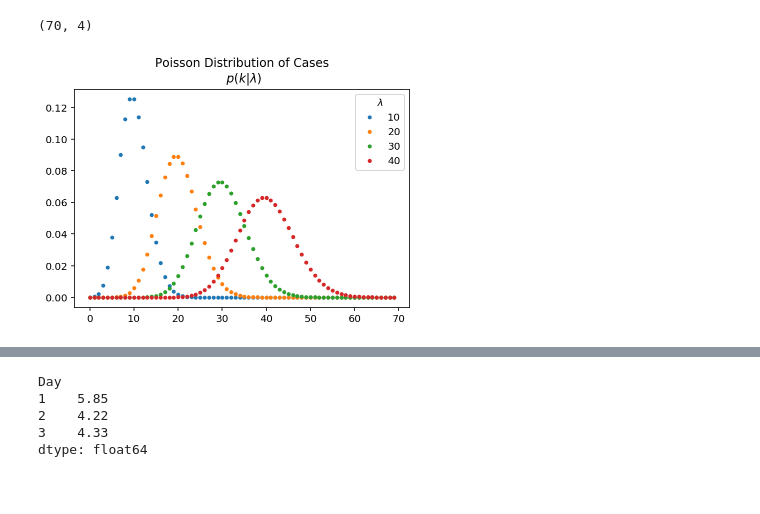
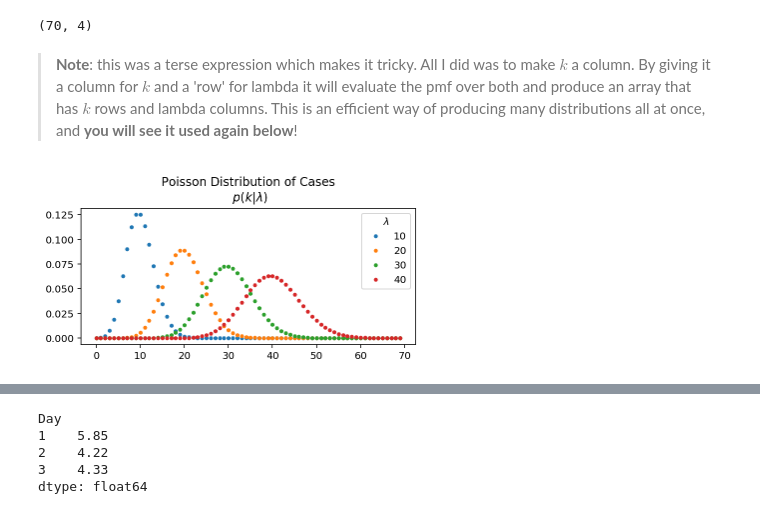
Before and after one commit to mariorz/rtlivemx, a Jupyter notebook: rtlive.ipynb, the cells around one changed output, grey strips where cells are left out. Saved outputs shown, nothing was run; the diff lists cells and outputs as text; code cells hidden in the pictures; blank space fills up the shorter version.

```diff
--- a/rtlive.ipynb
+++ b/rtlive.ipynb
@@ -40,16 +83,18 @@ y = sps.poisson.pmf(k, lambdas)
 print(y.shape)
 # %% [output]
 (70, 4)
+# %% [markdown]
+> __Note__: this was a terse expression which makes it tricky. All I did was to make $k$ a column. By giving it a column for $k$ and a 'row' for lambda it will evaluate the pmf over both and produce an array that has $k$ rows and lambda columns. This is an efficient way of producing many distributions all at once, and __you will see it used again below__!
 # %%
-fig, ax = plt.subplots()
+fig, ax = plt.subplots(figsize=(6,2.5))
 
 ax.set(title='Poisson Distribution of Cases\n $p(k|\lambda)$')
 
 plt.plot(k, y,
          marker='o',
          markersize=3,
          lw=0)
 
 plt.legend(title="$\lambda$", labels=lambdas);
 # %% [output]
-[figure, old version]
+[figure, new version]
```
Also changed, not shown: parts of 45 cells of this notebook, 2 other files.
